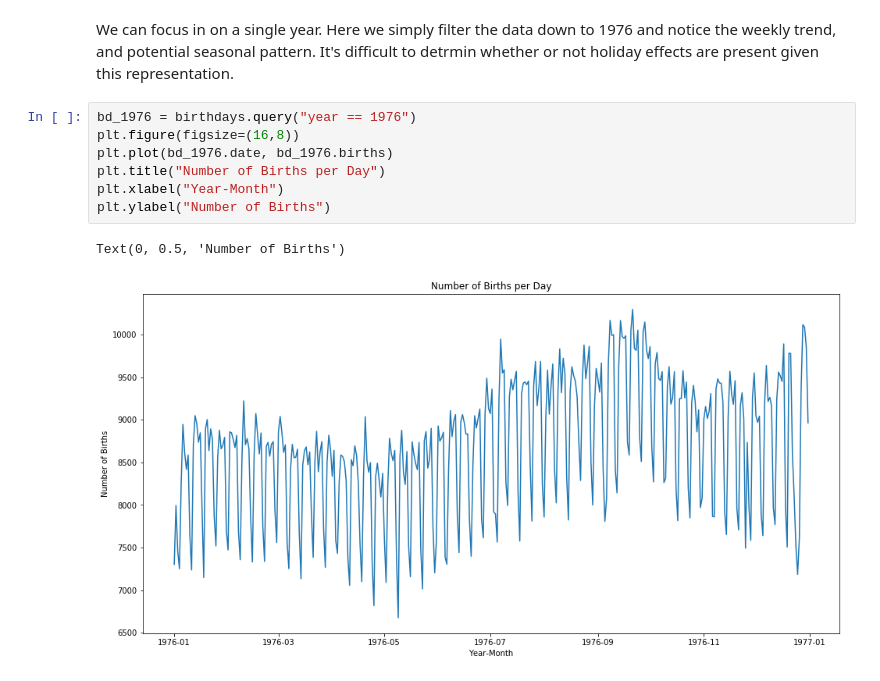
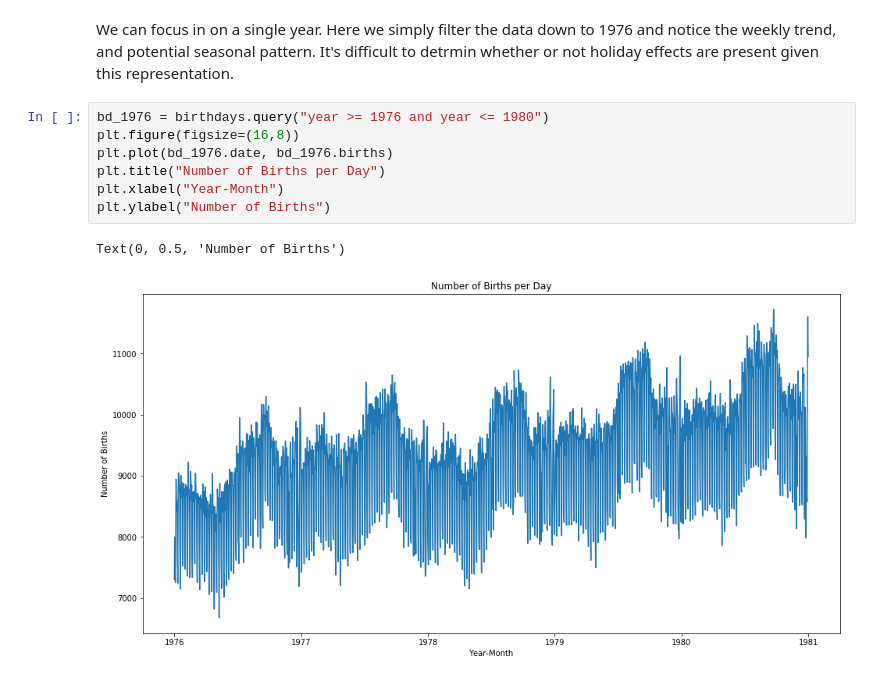
Before and after one commit to blazickjp/Research, a Jupyter notebook: GaussianProcesses.ipynb, the cells around one changed output. Cells and saved outputs as stored; diff of their text form.

Commit message:
working on birthdays

```diff
--- a/GaussianProcesses.ipynb
+++ b/GaussianProcesses.ipynb
@@ -90,12 +92,12 @@ Text(0, 0.5, 'Number of Births')
 # %% [markdown]
 We can focus in on a single year. Here we simply filter the data down to 1976 and notice the weekly trend, and potential seasonal pattern. It's difficult to detrmin whether or not holiday effects are present given this representation.
 # %%
-bd_1976 = birthdays.query("year == 1976")
+bd_1976 = birthdays.query("year >= 1976 and year <= 1980")
 plt.figure(figsize=(16,8))
 plt.plot(bd_1976.date, bd_1976.births)
 plt.title("Number of Births per Day")
 plt.xlabel("Year-Month")
 plt.ylabel("Number of Births")
 # %% [output]
 Text(0, 0.5, 'Number of Births')
-[figure, old version]
+[figure, new version]
```
Also changed, not shown: parts of 8 cells of this notebook.
